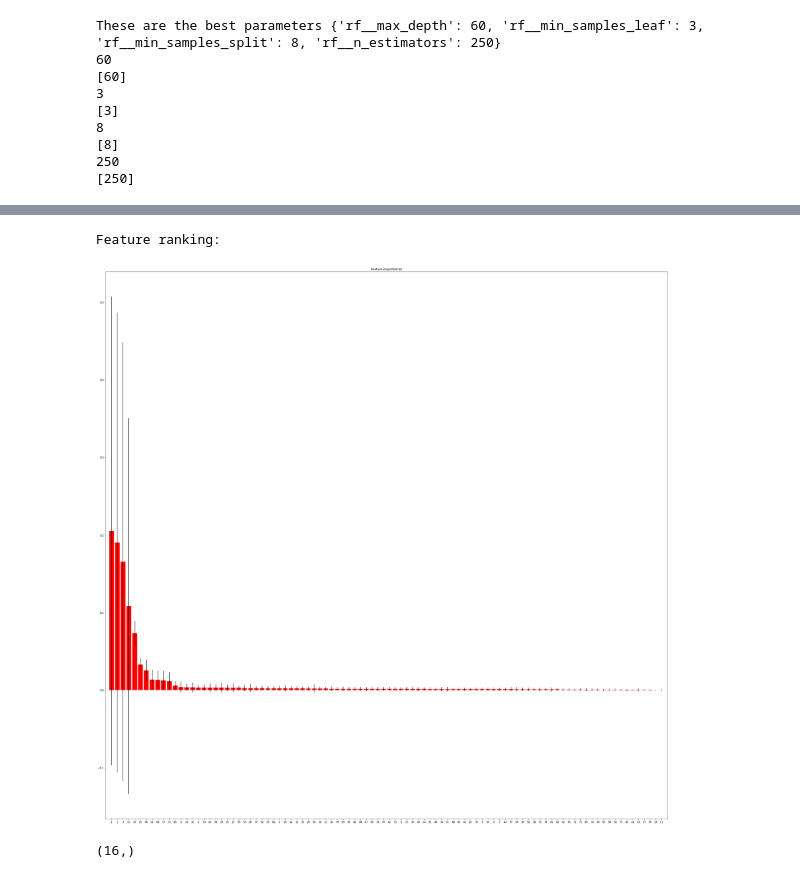
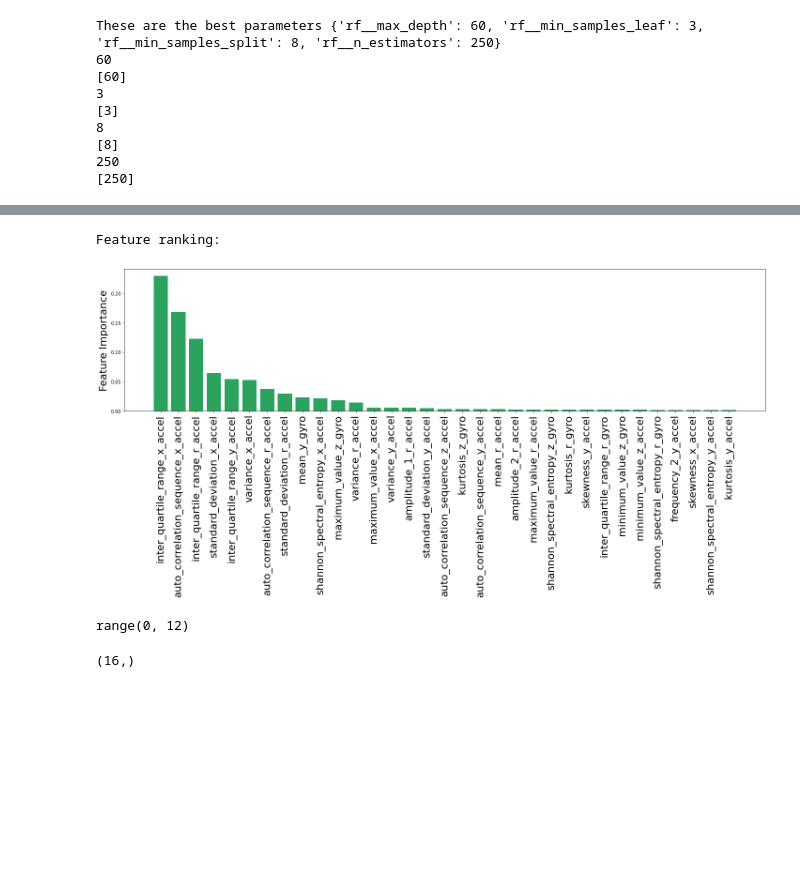
Before and after one commit to rdverse/deepHAItune, a Jupyter notebook: Machine Learning/ML_notebook.ipynb, the cells around one changed output, grey strips where cells are left out. Drawn from its saved outputs; the diff is of its cells as text; code cells hidden in the pictures; blank space fills up the shorter version.

```diff
--- a/Machine Learning/ML_notebook.ipynb
+++ b/Machine Learning/ML_notebook.ipynb
@@ -78,30 +76,42 @@ mean_absolute_error(preds, y_Test)
-# %%
-forest = model.best_estimator_['rf']
-X= X_Test
-importances = forest.feature_importances_
-
-std = np.std([tree.feature_importances_ for tree in forest.estimators_],
-             axis=0)
-
-indices = np.argsort(importances)[::-1]
-
-# Print the feature ranking
-print("Feature ranking:")
-
-# for f in range(X.shape[1]):
-#     print("%d. feature %d (%f)" % (f + 1, indices[f], importances[indi ces[f]]))
-
-plt.figure(figsize  = (40,40))
-plt.title("Feature importances")
-plt.bar(range(X.shape[1]), importances[indices],
-        color="r", yerr=std[indices], align="center")
-plt.xticks(range(X.shape[1]), indices)
-plt.xlim([-1, X.shape[1]])
-plt.show()
-# %% [output]
-Feature ranking:
-[figure, removed]
 # %%
 import Heuristics
 rel('Heuristics')
 labels = Heuristics.get_labels()
+# %%
+forest = model.best_estimator_['rf']
+X= X_Test
+importances = forest.feature_importances_
+
+std = np.std([tree.feature_importances_ for tree in forest.estimators_],
+             axis=0)
+
+indices = np.argsort(importances)[::-1]
+
+# Print the feature ranking
+print("Feature ranking:")
+
+# for f in range(X.shape[1]):
+#     print("%d. feature %d (%f)" % (f + 1, indices[f], importances[indi ces[f]]))
+
+plt.figure(figsize  = (20,10))
+#plt.title("Feature importances")
+plt.bar(range(X.shape[1])[:33],
+        importances[indices][:33],
+        color="#2ca25f",
+       # yerr=std[indices][:33],
+        align="center")
+plt.xticks(range(X.shape[1])[:33], labels[indices[:33]], rotation='vertical', size = 22)
+plt.ylabel("Feature Importance", fontsize =22)
+#plt.xlim([-1, X.shape[1]][:12])
+plt.tight_layout()
+plt.savefig("feature_importance1.png")
+plt.show()
+# %% [output]
+Feature ranking:
+[figure, added]
+# %%
+range(X.shape[1])[:12]
+importances[indices][:12]
+range(X.shape[1])[:12]
+# %% [output]
+range(0, 12)
```
Also changed, not shown: parts of 34 cells of this notebook, 20 other files.
